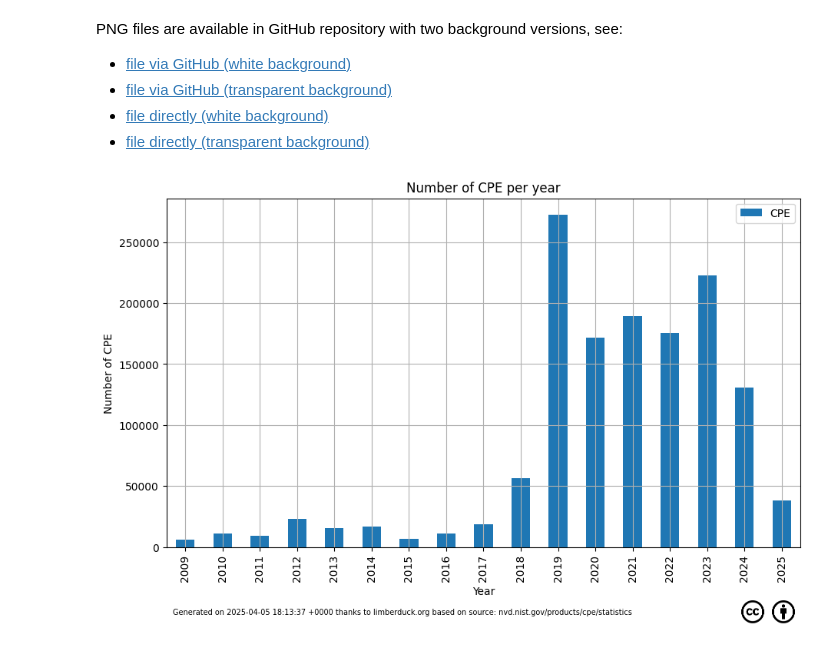
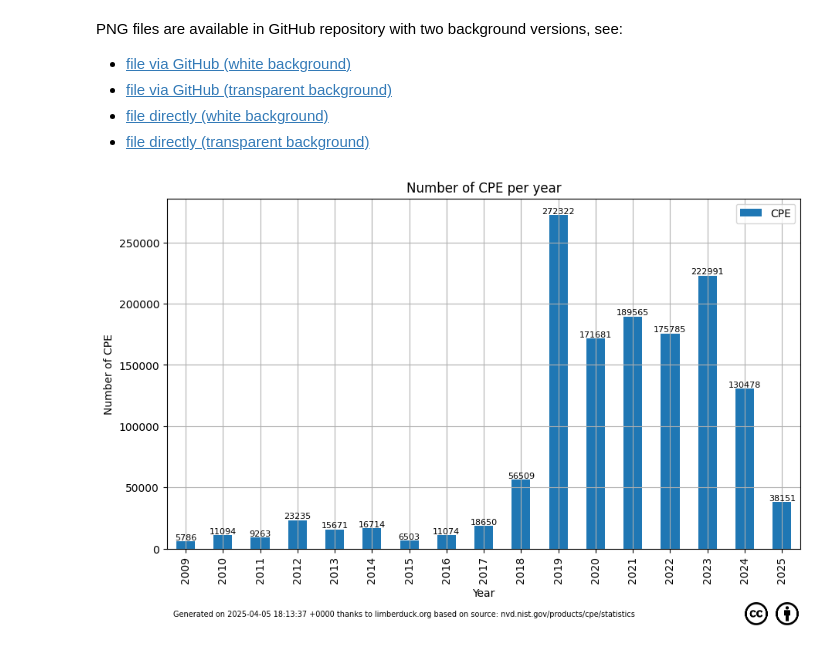
Before and after one commit to LimberDuck/limberduck_org_julio_7, a Jupyter notebook: docs/notebooks/cpe/cpe.ipynb, the cells around one changed output. Drawn from its saved outputs; the diff is of its cells as text; code cells hidden in the pictures.

Commit message:
CPE with numbers for the bars

```diff
--- a/docs/notebooks/cpe/cpe.ipynb
+++ b/docs/notebooks/cpe/cpe.ipynb
@@ -158,36 +158,47 @@ PNG files are available in GitHub repository with two background versions, see:
 # %%
 import pandas as pd
 import matplotlib.pyplot as plt
 import numpy as np
-
 import urllib
 
 df = pd.read_csv(csv_filename)
 
-df.plot(x='Year',
-        xlabel='Year',
-        y='Summary',
-        ylabel='Number of CPE',
-        kind='bar',
-        title='Number of CPE per year')
+# Plot and capture the Axes object
+ax = df.plot(x='Year',
+             xlabel='Year',
+             y='Summary',
+             ylabel='Number of CPE',
+             kind='bar',
+             title='Number of CPE per year')
+
+# Add numbers above bars
+for bar in ax.patches:
+    height = bar.get_height()
+    ax.text(bar.get_x() + bar.get_width() / 2,
+            height,
+            f'{int(height)}',
+            ha='center', va='bottom', fontsize=8)
+
 plt.tight_layout()
 plt.legend(['CPE'])
 plt.figtext(0.16, 0.02, f"Generated on {generation_time} thanks to limberduck.org based on source: nvd.nist.gov/products/cpe/statistics", ha="left", fontsize=7)
+
 fig = plt.gcf()
 fig.set_size_inches(10,6)
 fig.patch.set_facecolor('white')
 plt.grid(True)
 
 img_cc = plt.imread('cc.xlarge.png')
 newax_cc = fig.add_axes([0.88, 0.0, 0.05, 0.05], anchor='NE', zorder=-1)
 newax_cc.imshow(img_cc)
 newax_cc.axis('off')
+
 img_by = plt.imread('by.xlarge.png')
 newax_by = fig.add_axes([0.92, 0.0, 0.05, 0.05], anchor='NE', zorder=-1)
 newax_by.imshow(img_by)
 newax_by.axis('off')
 
-plt.savefig('cpe-number-of-new-entries-bg-white.png', dpi = 300, facecolor = 'white')
-plt.savefig('cpe-number-of-new-entries-bg-transparent.png', dpi = 300, transparent = True)
+plt.savefig('cpe-number-of-new-entries-bg-white.png', dpi=300, facecolor='white')
+plt.savefig('cpe-number-of-new-entries-bg-transparent.png', dpi=300, transparent=True)
 # %% [output]
-[figure, old version]
+[figure, new version]
```
Also changed, not shown: 2 other files.
